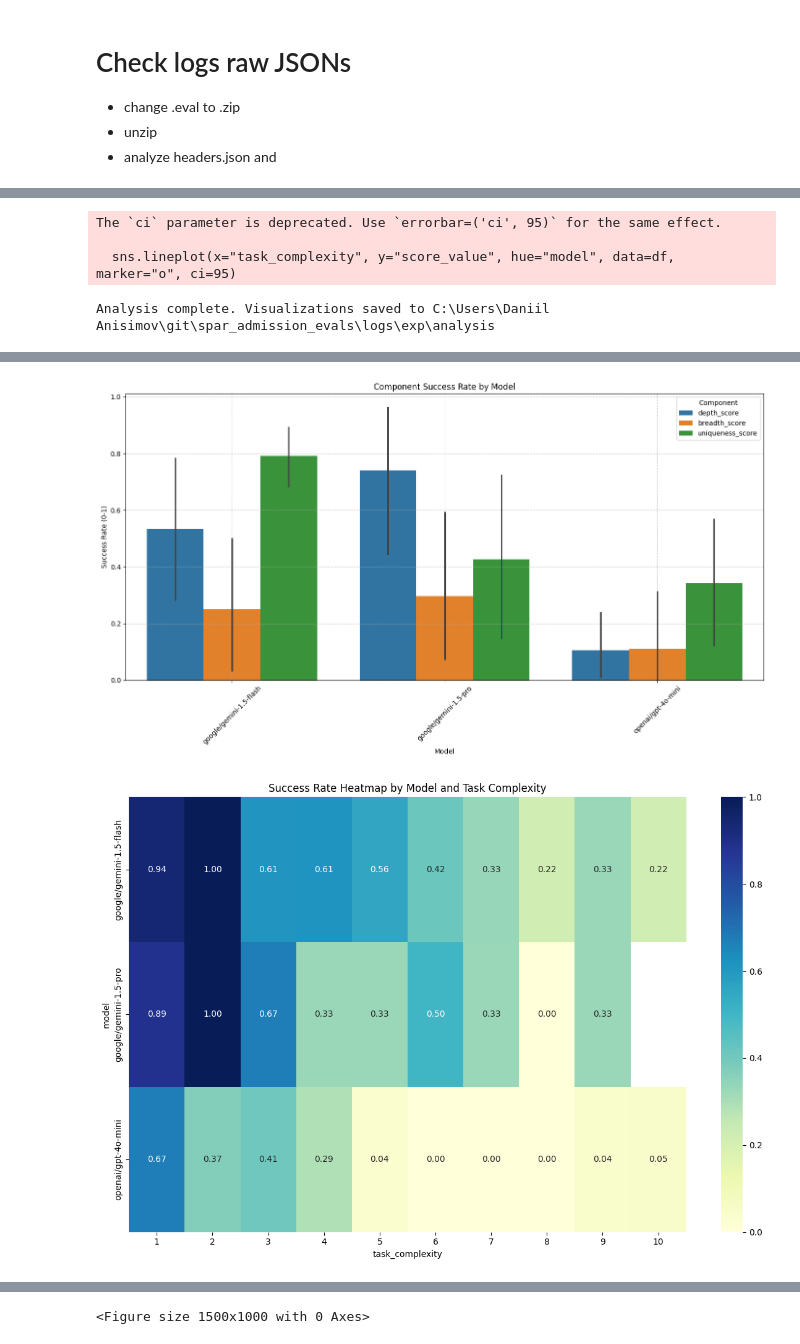
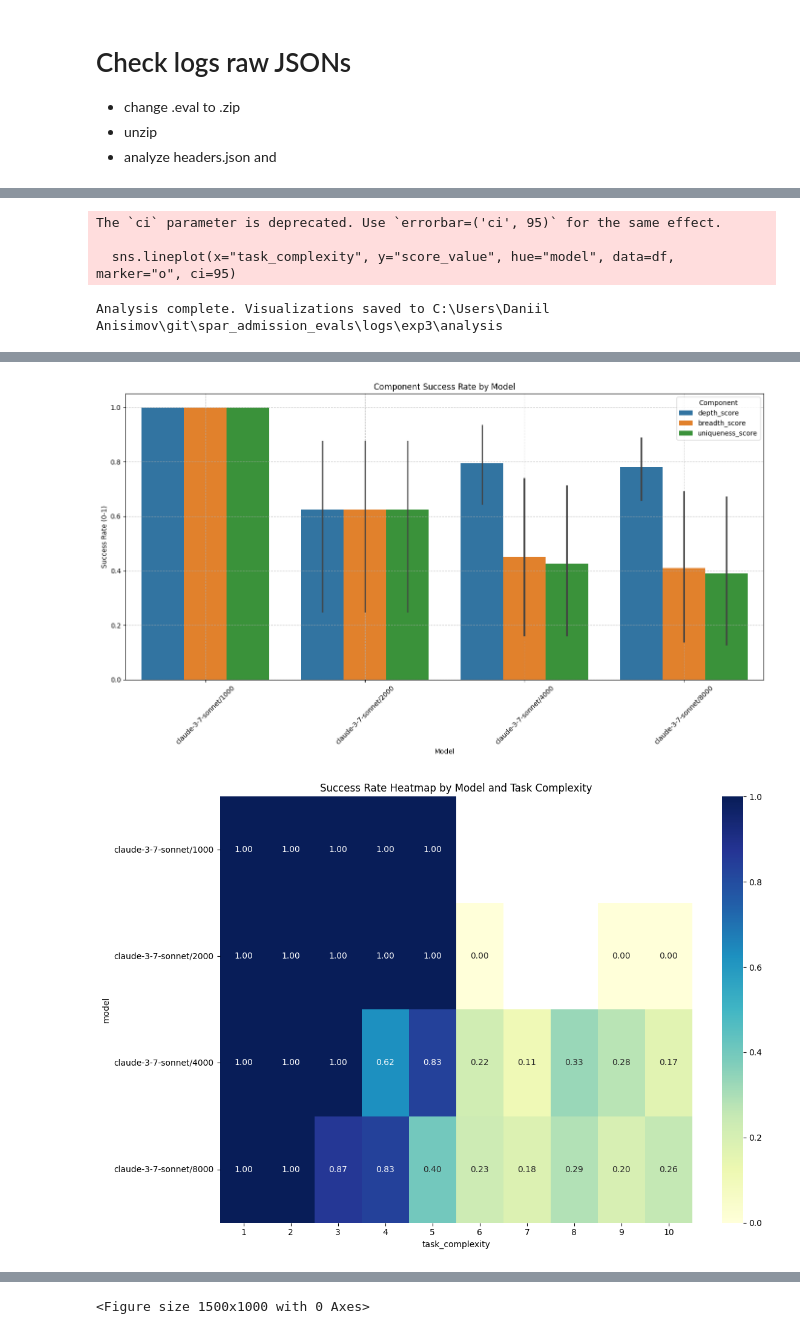
Before and after one commit to danissimov/agent_inspect, a Jupyter notebook: analyse_logs.ipynb, the cells around one changed output, grey strips where cells are left out. Saved outputs shown, nothing was run; the diff lists cells and outputs as text; code cells hidden in the pictures.

Commit message:
python scoring, exp3, log analysis

```diff
--- a/analyse_logs.ipynb
+++ b/analyse_logs.ipynb
@@ -289,7 +314,7 @@ def analyze_llm_evaluations(base_dir):
 
     print(f"Analysis complete. Visualizations saved to {output_dir}")
 # %%
-base_dir = r"C:\Users\Daniil Anisimov\git\spar_admission_evals\logs\exp"
+base_dir = r"C:\Users\Daniil Anisimov\git\spar_admission_evals\logs\exp3"
 
 # Run the analysis
 analyze_llm_evaluations(base_dir)
@@ -302,4 +340,4 @@ Raw data saved to C:\Users\Daniil Anisimov\git\spar_admission_evals\logs\exp\ana
 The `ci` parameter is deprecated. Use `errorbar=('ci', 95)` for the same effect.
 
   sns.lineplot(x="task_complexity", y="score_value", hue="model", data=df, marker="o", ci=95)
-Analysis complete. Visualizations saved to C:\Users\Daniil Anisimov\git\spar_admission_evals\logs\exp\analysis
+Analysis complete. Visualizations saved to C:\Users\Daniil Anisimov\git\spar_admission_evals\logs\exp3\analysis
@@ -307,2 +345,2 @@ Analysis complete. Visualizations saved to C:\Users\Daniil Anisimov\git\spar_adm
-[figure, old version]
+[figure, new version]
-[figure, old version]
+[figure, new version]
```
Also changed, not shown: parts of 4 cells of this notebook, 4 other files.
